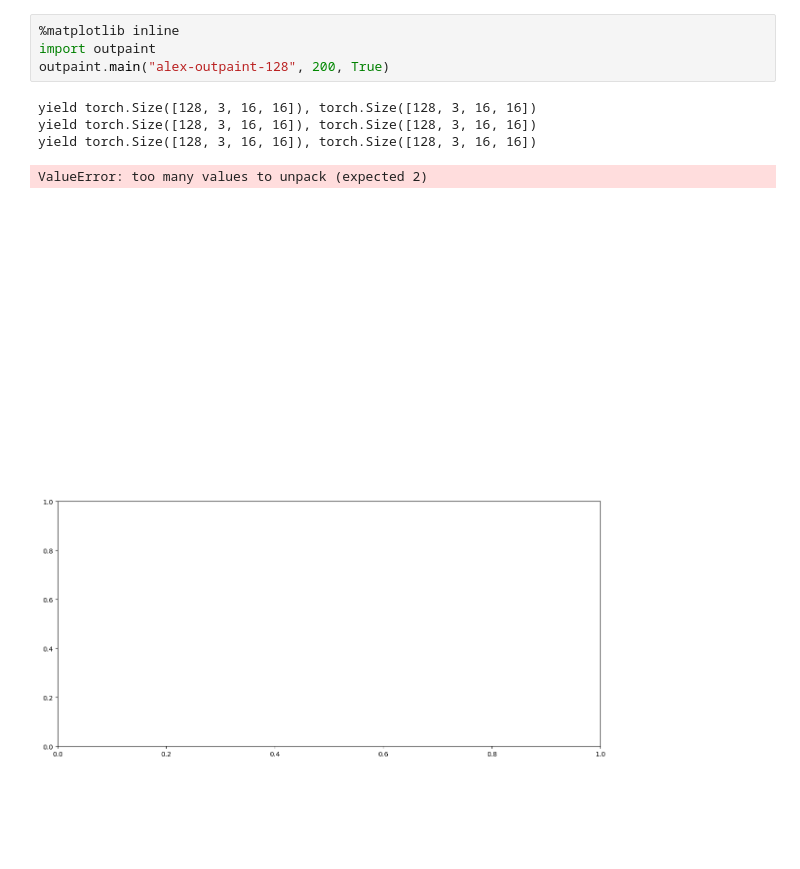
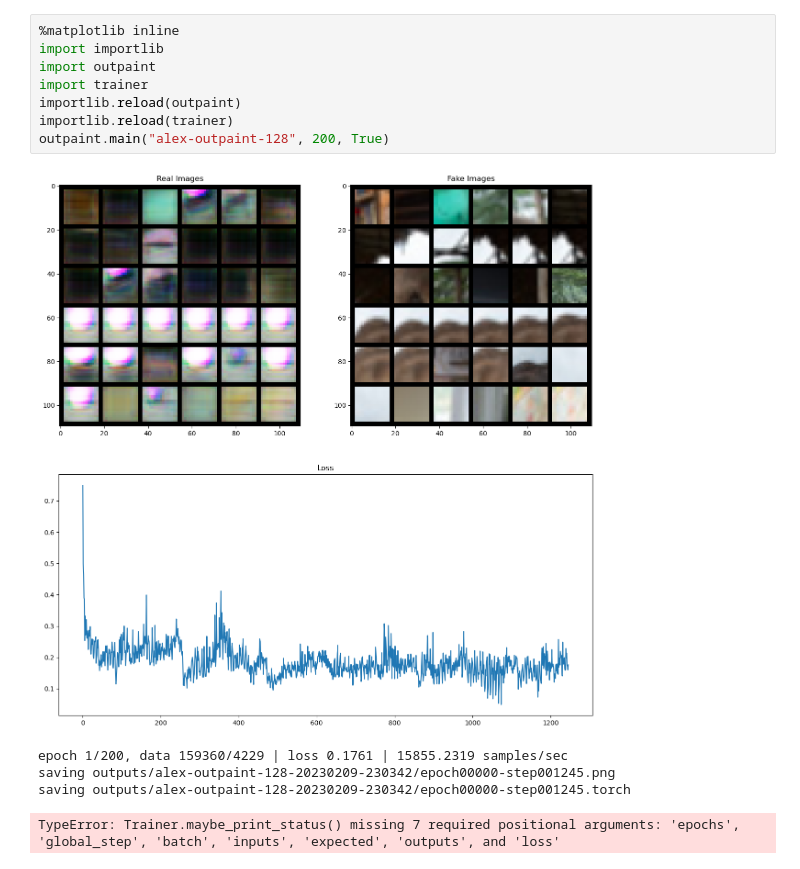
Before and after one commit to timh/nn-202302, a Jupyter notebook: outpaint.ipynb, the cells around one changed output. Drawn from its saved outputs; the diff is of its cells as text; blank space fills up the shorter version.

Commit message:
better factoring of trainer class

```diff
--- a/outpaint.ipynb
+++ b/outpaint.ipynb
@@ -1,10 +1,14 @@
 # %%
 %matplotlib inline
+import importlib
 import outpaint
+import trainer
+importlib.reload(outpaint)
+importlib.reload(trainer)
 outpaint.main("alex-outpaint-128", 200, True)
 # %% [output]
+[figure, new version]
-yield torch.Size([128, 3, 16, 16]), torch.Size([128, 3, 16, 16])
-yield torch.Size([128, 3, 16, 16]), torch.Size([128, 3, 16, 16])
-yield torch.Size([128, 3, 16, 16]), torch.Size([128, 3, 16, 16])
+epoch 1/200, data 159360/4229 | loss 0.1761 | 15855.2319 samples/sec
+saving outputs/alex-outpaint-128-20230209-230342/epoch00000-step001245.png
+saving outputs/alex-outpaint-128-20230209-230342/epoch00000-step001245.torch
-ValueError: too many values to unpack (expected 2)
+TypeError: Trainer.maybe_print_status() missing 7 required positional arguments: 'epochs', 'global_step', 'batch', 'inputs', 'expected', 'outputs', and 'loss'
-[figure, old version]
```
Also changed, not shown: parts of 1 cell of this notebook, 2 other files.
